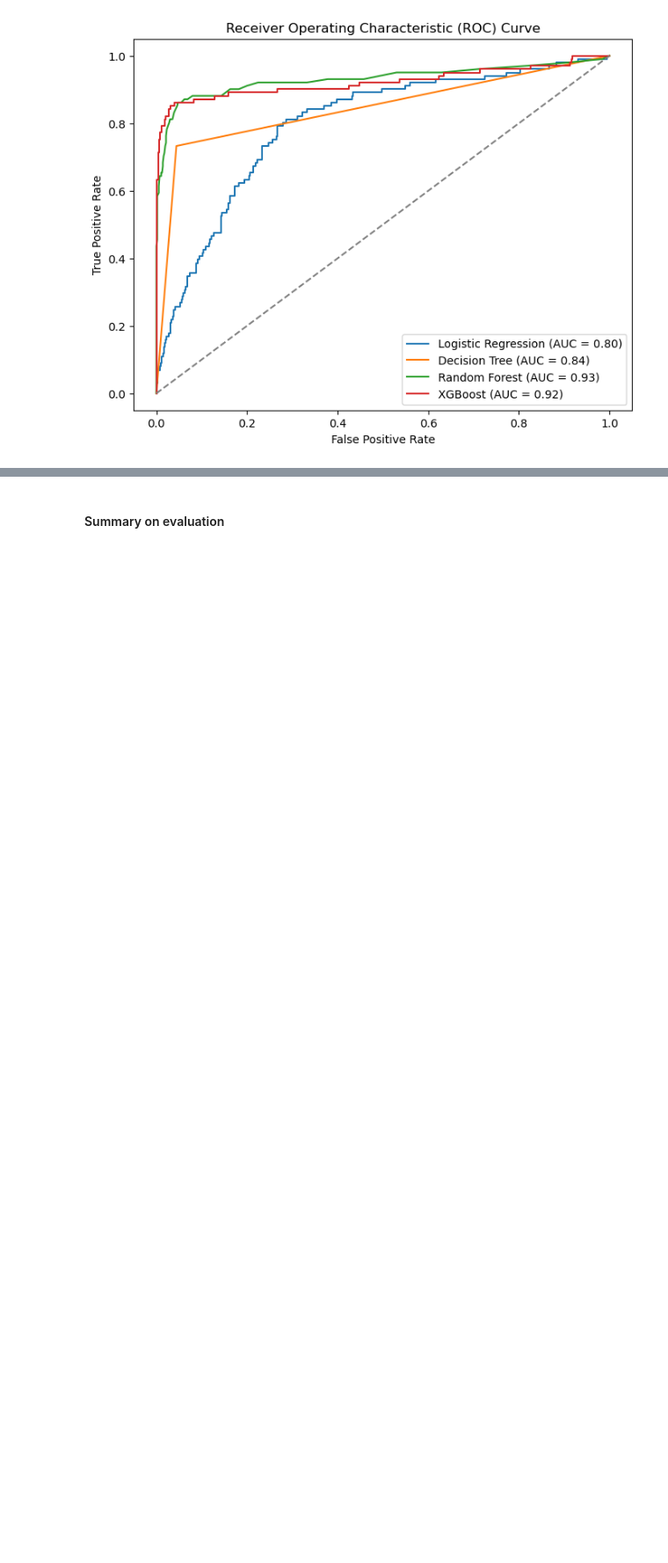
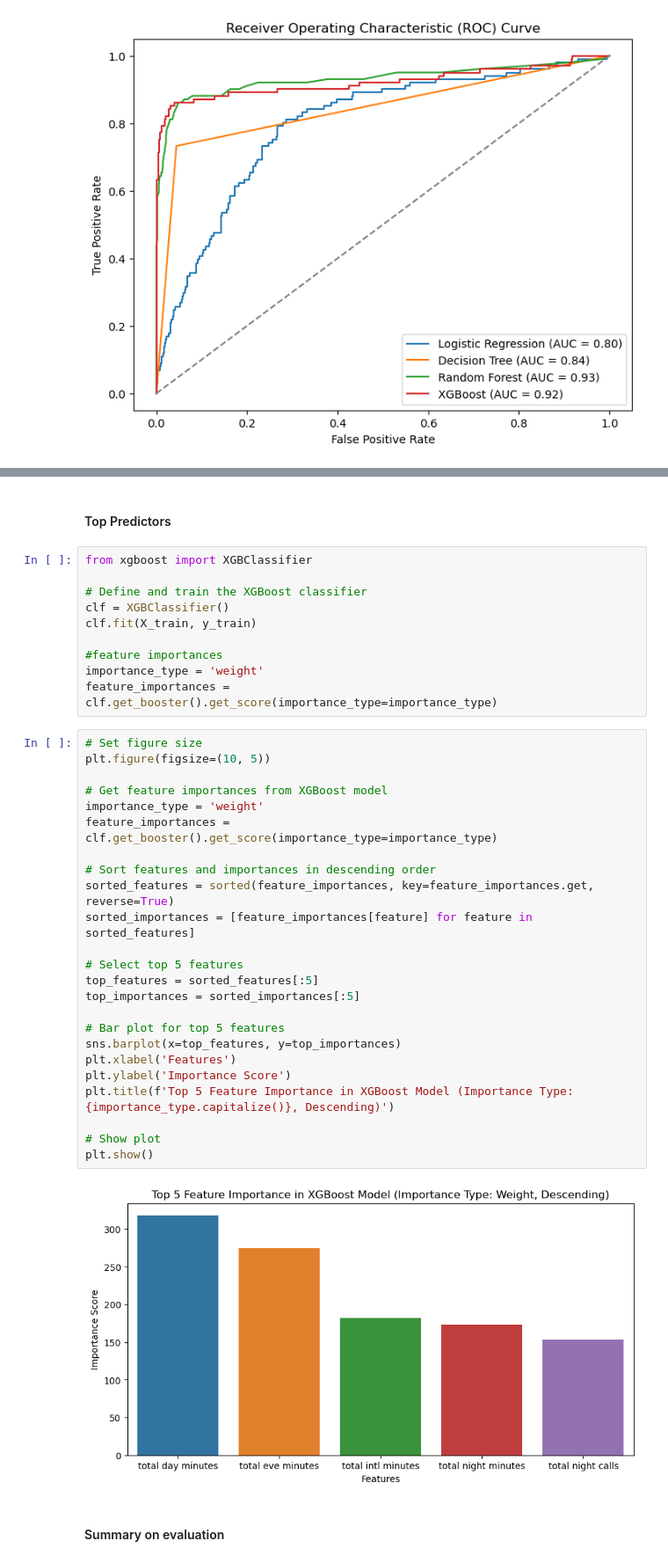
Before and after one commit to kiptochmike/Customer-Churn, a Jupyter notebook: customer_churn.ipynb, the cells around one changed output, grey strips where cells are left out. Shown at 88% size. Saved outputs shown, nothing was run; the diff lists cells and outputs as text; blank space fills up the shorter version.

```diff
--- a/customer_churn.ipynb
+++ b/customer_churn.ipynb
@@ -1014,6 +1013,44 @@ Precision: 0.95
 Recall: 0.76
 F1-score: 0.85
 AUC-ROC Score: 0.92
+# %% [markdown]
+#### Top Predictors
+# %%
+from xgboost import XGBClassifier
+
+# Define and train the XGBoost classifier
+clf = XGBClassifier()
+clf.fit(X_train, y_train)
+
+#feature importances
+importance_type = 'weight'
+feature_importances = clf.get_booster().get_score(importance_type=importance_type)
+# %%
+# Set figure size
+plt.figure(figsize=(10, 5))
+
+# Get feature importances from XGBoost model
+importance_type = 'weight'
+feature_importances = clf.get_booster().get_score(importance_type=importance_type)
+
+# Sort features and importances in descending order
+sorted_features = sorted(feature_importances, key=feature_importances.get, reverse=True)
+sorted_importances = [feature_importances[feature] for feature in sorted_features]
+
+# Select top 5 features
+top_features = sorted_features[:5]
+top_importances = sorted_importances[:5]
+
+# Bar plot for top 5 features
+sns.barplot(x=top_features, y=top_importances)
+plt.xlabel('Features')
+plt.ylabel('Importance Score')
+plt.title(f'Top 5 Feature Importance in XGBoost Model (Importance Type: {importance_type.capitalize()}, Descending)')
+
+# Show plot
+plt.show()
+# %% [output]
+[figure, added]
 # %% [markdown]
 #### Summary on evaluation
 # %% [markdown]
```
Also changed, not shown: parts of 15 cells of this notebook, 1 other file.
